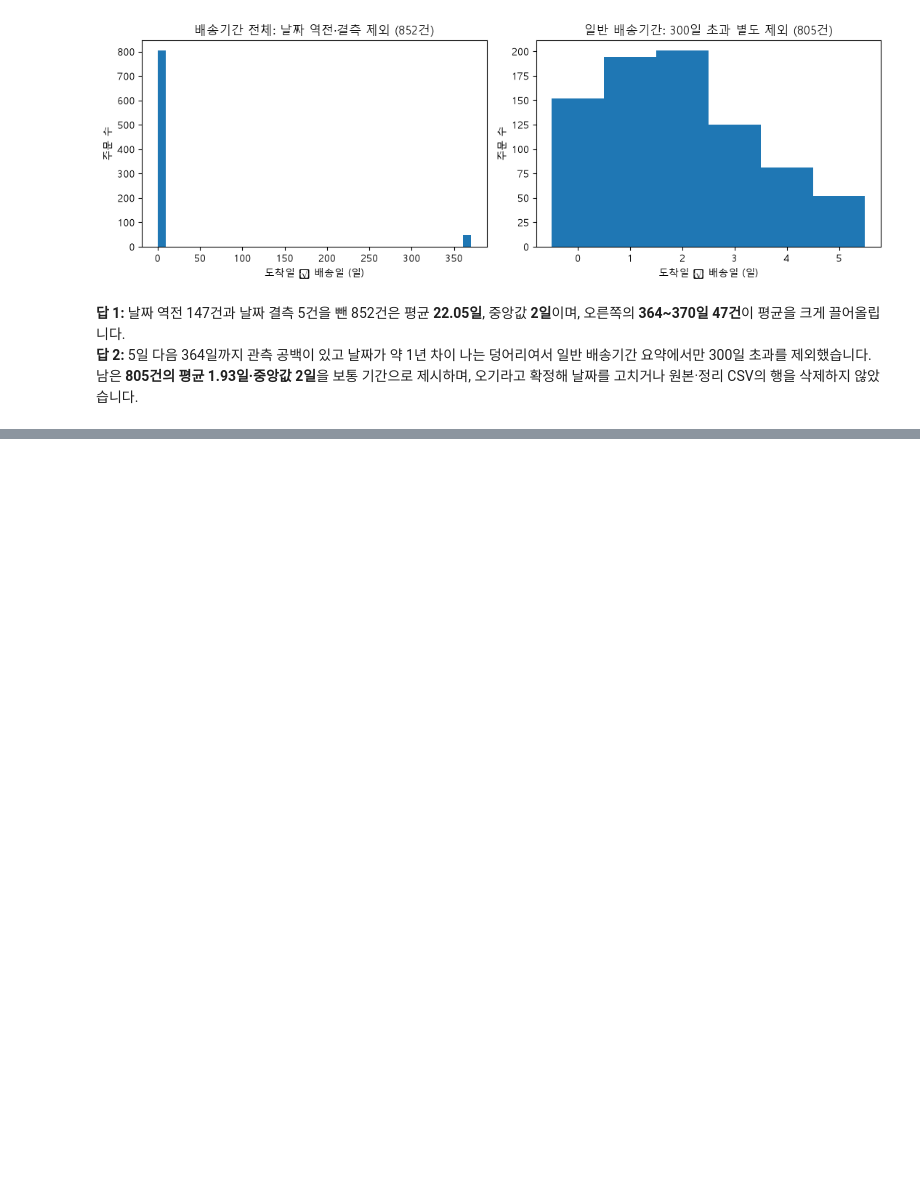
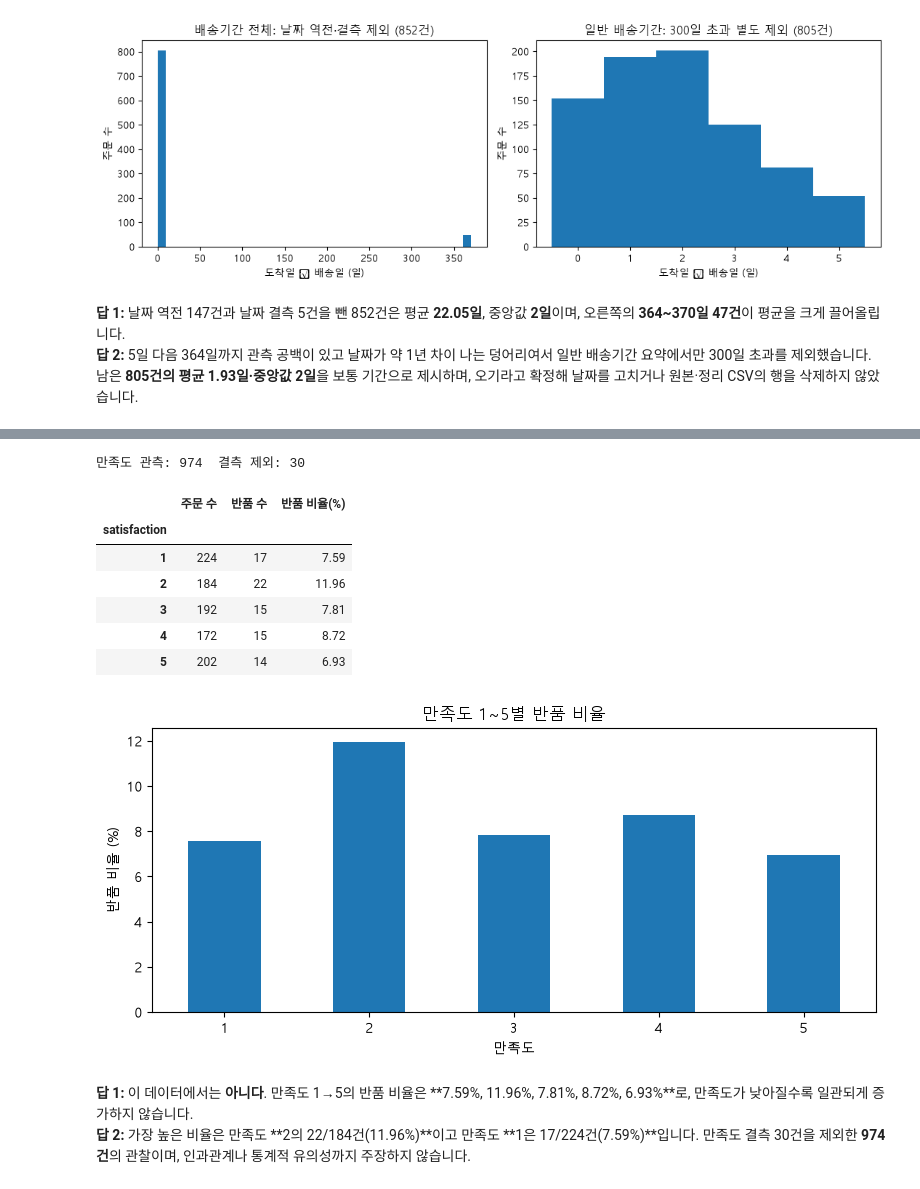
Before and after one commit to An1207/flask-practice1, a Jupyter notebook: HW5/hw5.ipynb, the cells around one changed output, grey strips where cells are left out. Cells and saved outputs as stored; diff of their text form; code cells hidden in the pictures; blank space fills up the shorter version.

```diff
--- a/HW5/hw5.ipynb
+++ b/HW5/hw5.ipynb
@@ -167,0 +171,28 @@ plt.show()
+# %%
+returned = df['status'] == '반품'
+return_rate = returned.groupby(df['satisfaction']).mean().reindex([1, 2, 3, 4, 5]) * 100
+return_counts = returned.groupby(df['satisfaction']).agg(['count', 'sum']).reindex([1, 2, 3, 4, 5])
+return_table = return_counts.rename(columns={'count': '주문 수', 'sum': '반품 수'})
+return_table['반품 비율(%)'] = return_rate
+print('만족도 관측:', df['satisfaction'].count(), ' 결측 제외:', df['satisfaction'].isna().sum())
+display(return_table.round(2))
+return_rate.plot.bar(figsize=(8, 3.8), rot=0, title='만족도 1~5별 반품 비율')
+plt.xlabel('만족도')
+plt.ylabel('반품 비율 (%)')
+plt.tight_layout()
+plt.show()
+assert int(return_counts['count'].sum()) == 974
+assert return_rate.round(2).tolist() == [7.59, 11.96, 7.81, 8.72, 6.93]
+# %% [output]
+만족도 관측: 974  결측 제외: 30
+|  | 주문 수 | 반품 수 | 반품 비율(%) |
+| satisfaction |  |  |  |
+| 1 | 224 | 17 | 7.59 |
+| 2 | 184 | 22 | 11.96 |
+| 3 | 192 | 15 | 7.81 |
+| 4 | 172 | 15 | 8.72 |
+| 5 | 202 | 14 | 6.93 |
+[figure, added]
+# %% [markdown]
+**답 1:** 이 데이터에서는 **아니다**. 만족도 1→5의 반품 비율은 **7.59%, 11.96%, 7.81%, 8.72%, 6.93%**로, 만족도가 낮아질수록 일관되게 증가하지 않습니다.
+**답 2:** 가장 높은 비율은 만족도 **2의 22/184건(11.96%)**이고 만족도 **1은 17/224건(7.59%)**입니다. 만족도 결측 30건을 제외한 **974건**의 관찰이며, 인과관계나 통계적 유의성까지 주장하지 않습니다.
```
Also changed, not shown: parts of 1 cell of this notebook.
